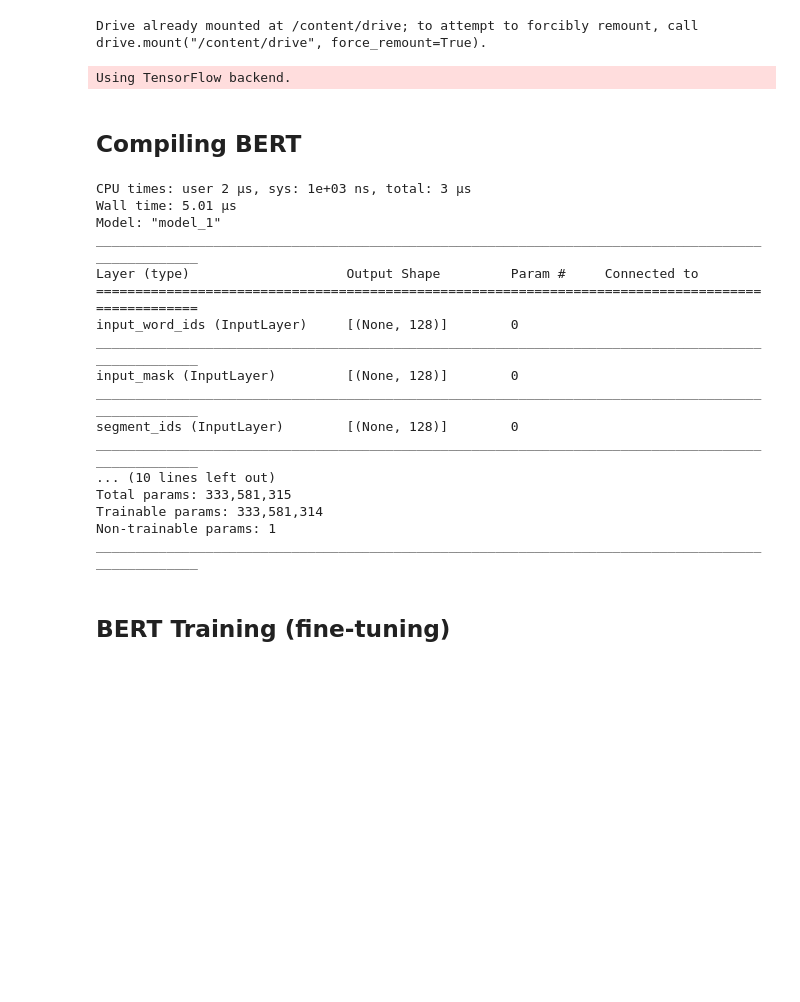
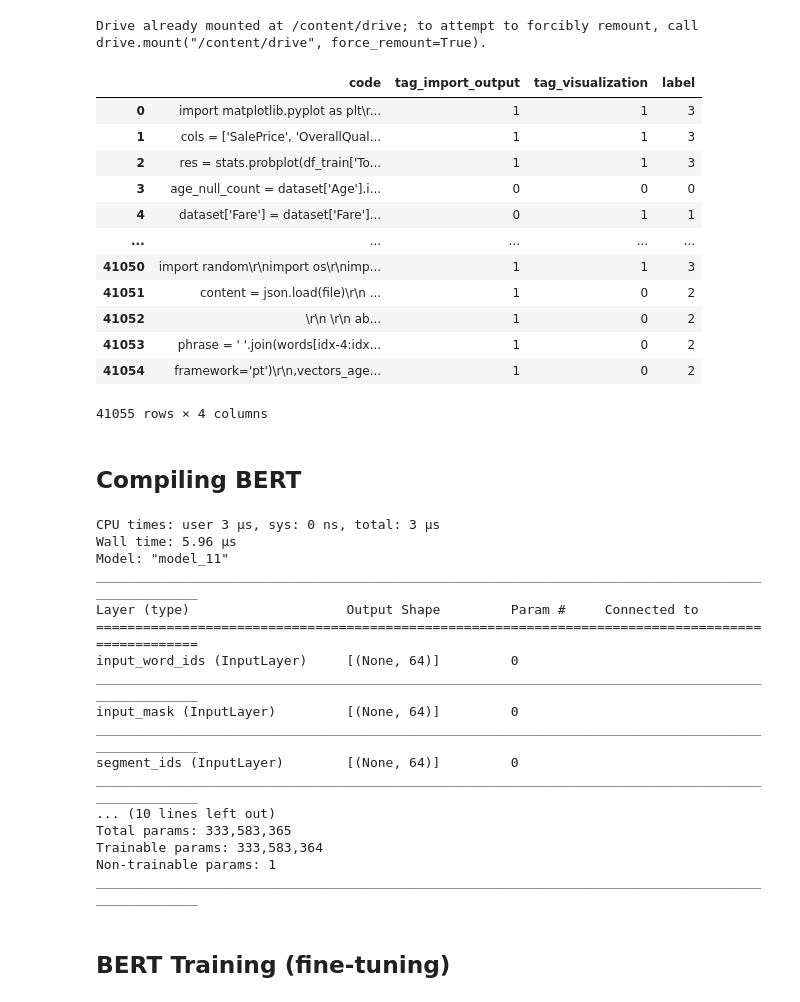
Before and after one commit to whatevernevermindbro/source_code_classification, a Jupyter notebook: NL2ML_BERT_Classifier.ipynb, the cells around one changed output. Drawn from its saved outputs; the diff is of its cells as text; code cells hidden in the pictures; blank space fills up the shorter version.

```diff
--- a/NL2ML_BERT_Classifier.ipynb
+++ b/NL2ML_BERT_Classifier.ipynb
@@ -167,2 +169,24 @@ df = pd.read_csv('/content/drive/My Drive/NL2ML/chunks_30_tags.csv')
+# %%
+df['label'] = df['tag_import_output'].astype('str') + df['tag_visualization'].astype('str')
+# %%
+from sklearn import preprocessing
+le = preprocessing.LabelEncoder()
+df['label'] = le.fit_transform(df['label'])
+# %%
+df
+# %% [output]
+|  | code | tag_import_output | tag_visualization | label |
+| 0 | import matplotlib.pyplot as plt\r... | 1 | 1 | 3 |
+| 1 | cols = ['SalePrice', 'OverallQual... | 1 | 1 | 3 |
+| 2 | res = stats.probplot(df_train['To... | 1 | 1 | 3 |
+| 3 | age_null_count = dataset['Age'].i... | 0 | 0 | 0 |
+| 4 | dataset['Fare'] = dataset['Fare']... | 0 | 1 | 1 |
+| ... | ... | ... | ... | ... |
+| 41050 | import random\r\nimport os\r\nimp... | 1 | 1 | 3 |
+| 41051 | content = json.load(file)\r\n ... | 1 | 0 | 2 |
+| 41052 | \r\n \r\n ab... | 1 | 0 | 2 |
+| 41053 | phrase = ' '.join(words[idx-4:idx... | 1 | 0 | 2 |
+| 41054 | framework='pt')\r\n,vectors_age... | 1 | 0 | 2 |
+41055 rows × 4 columns
 # %%
 X = df['code'].values
@@ -172,7 +196,2 @@ y = df[['tag_import_output', 'tag_visualization']].values
-# %%
-from keras.utils import to_categorical
-labels = to_categorical(y)
-# %% [output]
-Using TensorFlow backend.
 # %%
 from sklearn.model_selection import train_test_split
@@ -181,7 +200,7 @@ X_train, X_test, y_train, y_test = train_test_split(X, labels, test_size=0.1, ra
 ## Compiling BERT
 # %%
 %time
-max_seq_length = 128
+max_seq_length = 64
 
 input_word_ids = tf.keras.layers.Input(shape=(max_seq_length,), dtype=tf.int32, name="input_word_ids")
 input_mask = tf.keras.layers.Input(shape=(max_seq_length,), dtype=tf.int32, name="input_mask")
@@ -203,7 +222,7 @@ model = tf.keras.models.Model(
 
 model.compile(loss='sparse_categorical_crossentropy', #'binary_crossentropy'
                   optimizer='adam',
-                  metrics=['accuracy'])
+                  metrics=['categorical_accuracy'])
 
 model.summary()
 
@@ -212,21 +231,21 @@ do_lower_case = bert_layer.resolved_object.do_lower_case.numpy()
 FullTokenizer = bert.bert_tokenization.FullTokenizer
 tokenizer = FullTokenizer(vocab_file, do_lower_case)
 # %% [output]
-CPU times: user 2 µs, sys: 1e+03 ns, total: 3 µs
-Wall time: 5.01 µs
-Model: "model_1"
+CPU times: user 3 µs, sys: 0 ns, total: 3 µs
+Wall time: 5.96 µs
+Model: "model_11"
 __________________________________________________________________________________________________
 Layer (type)                    Output Shape         Param #     Connected to
 ==================================================================================================
-input_word_ids (InputLayer)     [(None, 128)]        0
+input_word_ids (InputLayer)     [(None, 64)]         0
 __________________________________________________________________________________________________
-input_mask (InputLayer)         [(None, 128)]        0
+input_mask (InputLayer)         [(None, 64)]         0
 __________________________________________________________________________________________________
-segment_ids (InputLayer)        [(None, 128)]        0
+segment_ids (InputLayer)        [(None, 64)]         0
 __________________________________________________________________________________________________
 ... (10 lines left out)
-Total params: 333,581,315
-Trainable params: 333,581,314
+Total params: 333,583,365
+Trainable params: 333,583,364
 Non-trainable params: 1
 __________________________________________________________________________________________________
 # %%
```
Also changed, not shown: parts of 4 cells of this notebook.
